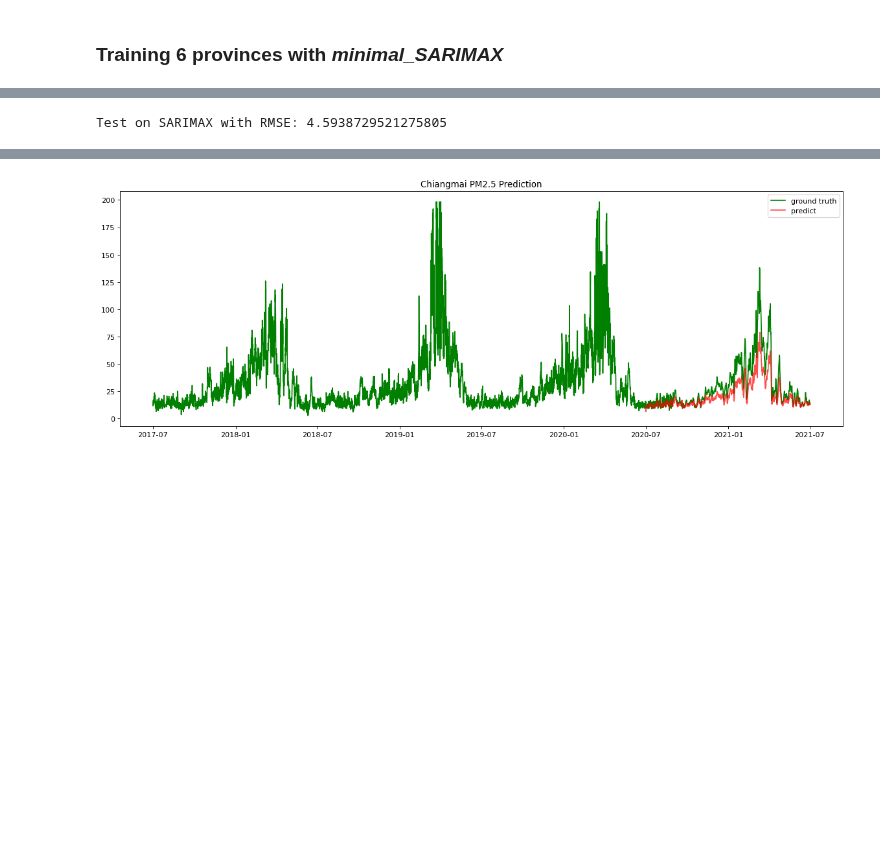
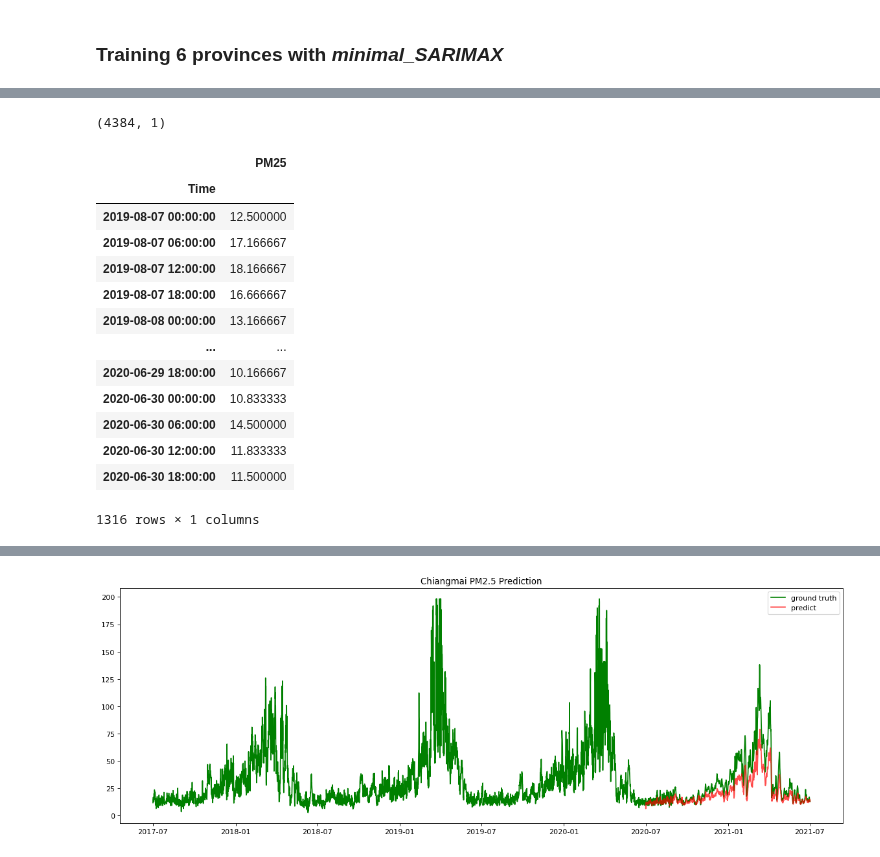
Before and after one commit to One-Night-Miracle/Data-Science-Project1-2021-2-PM2.5-Kaggle, a Jupyter notebook: model_train.ipynb, the cells around one changed output, grey strips where cells are left out. Cells and saved outputs as stored; diff of their text form; code cells hidden in the pictures; blank space fills up the shorter version.

```diff
--- a/model_train.ipynb
+++ b/model_train.ipynb
@@ -129,4 +91,4 @@ y_pred_tmp['PM25'] = np.array(y_pred)
-# %%
-model_bkk.RMSE(bkk_y_pred['PM25'], bkk_test['PM25'])
-# %% [output]
-Test on SARIMAX with RMSE: 4.5938729521275805
+# %%
+train_data['BKK'][['Temp']].shape
+# %% [output]
+(4384, 1)
@@ -132,0 +97,17 @@ Test on SARIMAX with RMSE: 4.5938729521275805
+# %%
+valid_set['BKK'].iloc[:,[0]]
+# %% [output]
+|  | PM25 |
+| Time |  |
+| 2019-08-07 00:00:00 | 12.500000 |
+| 2019-08-07 06:00:00 | 17.166667 |
+| 2019-08-07 12:00:00 | 18.166667 |
+| 2019-08-07 18:00:00 | 16.666667 |
+| 2019-08-08 00:00:00 | 13.166667 |
+| ... | ... |
+| 2020-06-29 18:00:00 | 10.166667 |
+| 2020-06-30 00:00:00 | 10.833333 |
+| 2020-06-30 06:00:00 | 14.500000 |
+| 2020-06-30 12:00:00 | 11.833333 |
+| 2020-06-30 18:00:00 | 11.500000 |
+1316 rows × 1 columns
```
Also changed, not shown: parts of 21 cells of this notebook, 1 other file.
